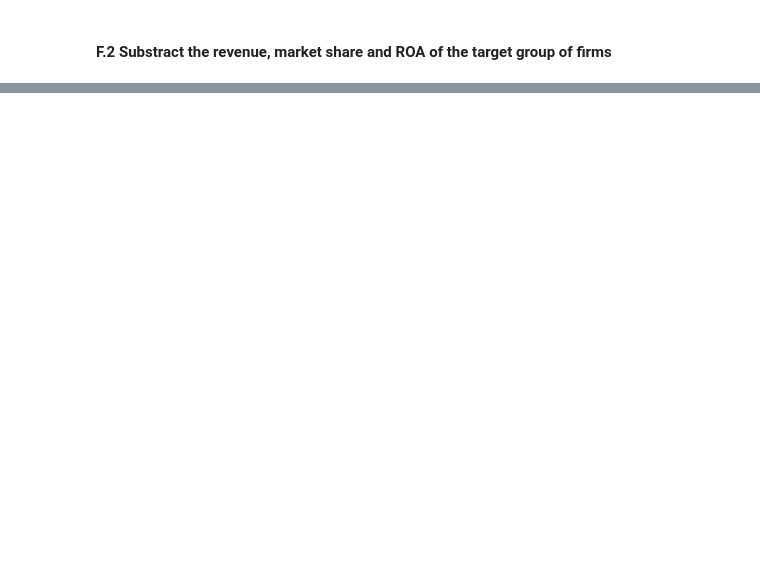
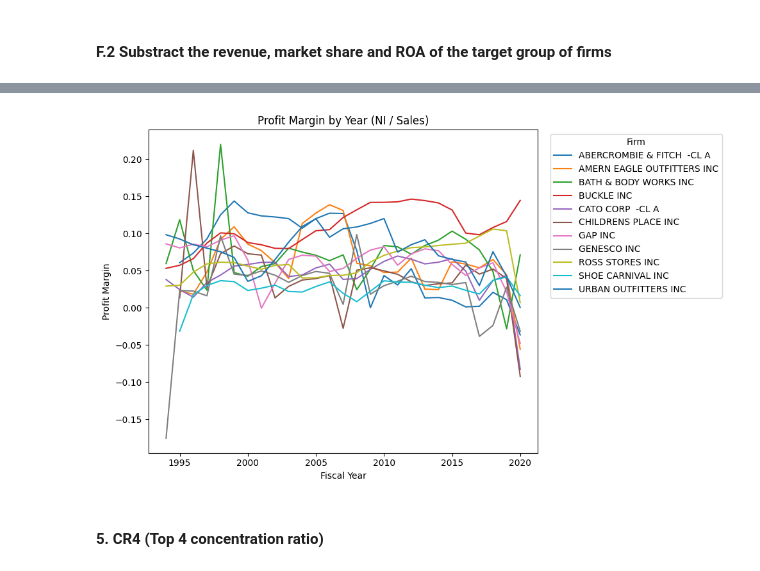
Before and after one commit to Yiling-Ji/BAIT508-Group12-Group-Project, a Jupyter notebook: Group Project.ipynb, the cells around one changed output, grey strips where cells are left out. Saved outputs shown, nothing was run; the diff lists cells and outputs as text; code cells hidden in the pictures; blank space fills up the shorter version.

```diff
--- a/Group Project.ipynb
+++ b/Group Project.ipynb
@@ -677,0 +882,9 @@ docsim.most_similar(firm = 4990, topn = 10)
+# %%
+# Wide table for Profit Margin
+pm_tbl = (
+    tf.pivot_table(index="fyear", columns="conm", values="profit_margin", aggfunc="mean")
+    .sort_index()
+)
+pm_tbl.round(4)
+
+pm_tbl
@@ -677,0 +910,13 @@ docsim.most_similar(firm = 4990, topn = 10)
+# %%
+# Profit Margin Plot
+pm_tbl.plot(figsize=(10,6))
+plt.title("Profit Margin by Year (NI / Sales)")
+plt.xlabel("Fiscal Year")
+plt.ylabel("Profit Margin")
+plt.legend(title="Firm", bbox_to_anchor=(1.02, 1), loc="upper left")
+plt.tight_layout()
+plt.show()
+# %% [output]
+[figure, added]
+# %% [markdown]
+#### 5. CR4 (Top 4 concentration ratio)
```
Also changed, not shown: parts of 17 cells of this notebook.
